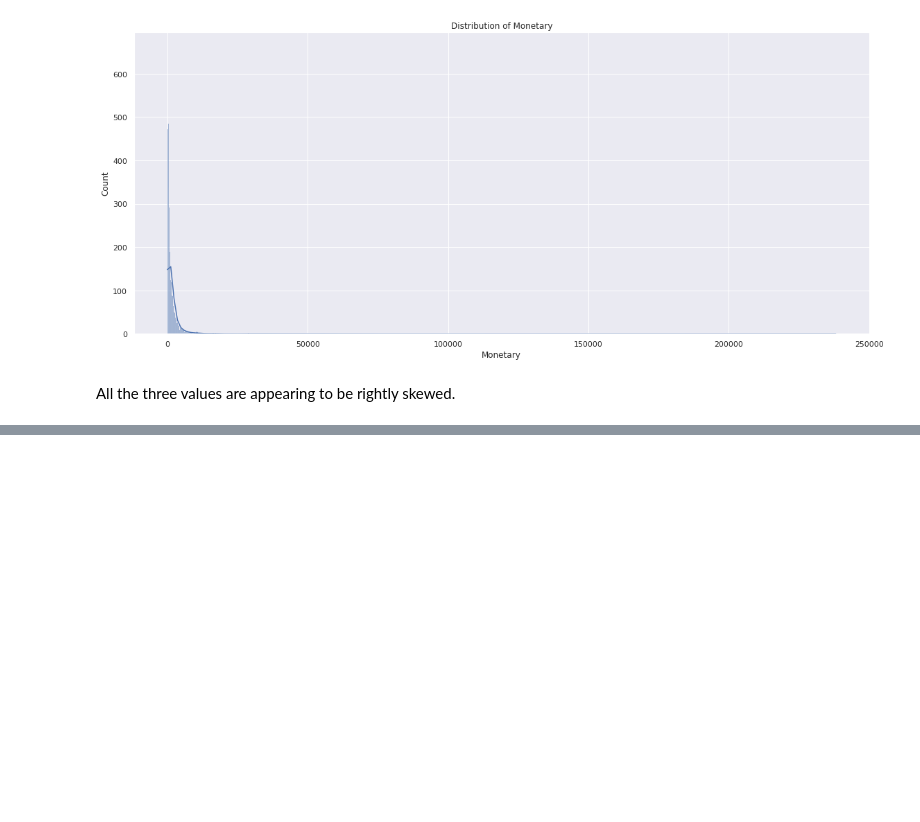
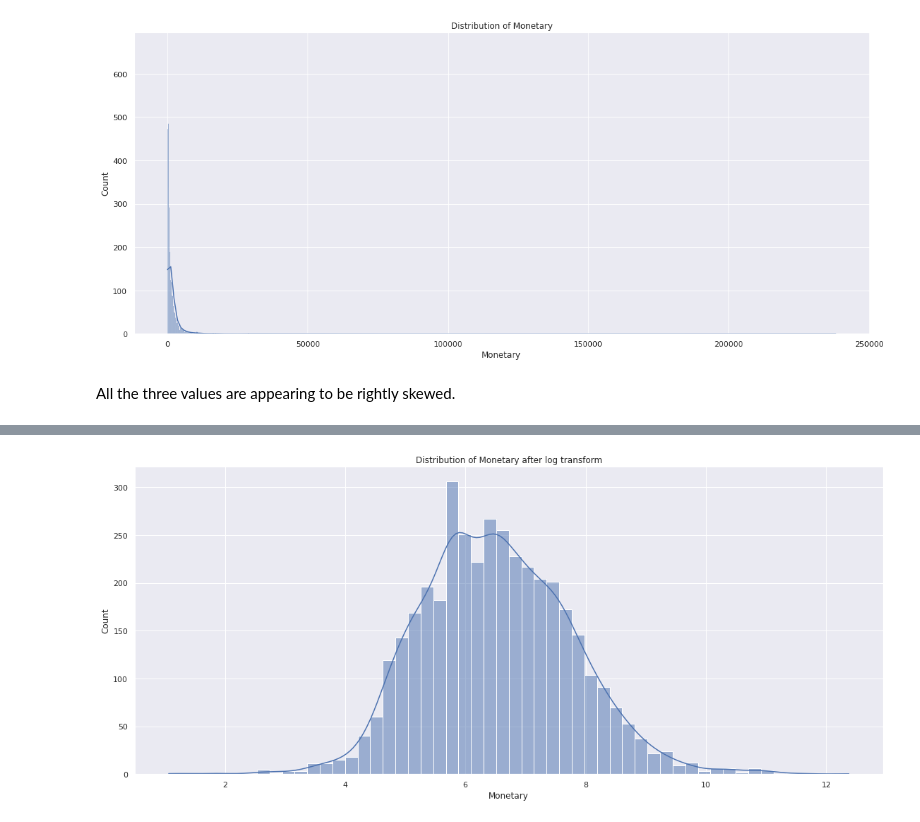
Before and after one commit to Sandipan0303/Unsupervised-online-retail-customer-segmentation, a Jupyter notebook: Copy_of_Online_Retail_Customer_Segmentation_Capstone_Project.ipynb, the cells around one changed output, grey strips where cells are left out. Cells and saved outputs as stored; diff of their text form; code cells hidden in the pictures; blank space fills up the shorter version.

```diff
--- a/Copy_of_Online_Retail_Customer_Segmentation_Capstone_Project.ipynb
+++ b/Copy_of_Online_Retail_Customer_Segmentation_Capstone_Project.ipynb
@@ -554,0 +573,8 @@ All the three values are appearing to be rightly skewed.
+# %%
+# Visualising the distribution of Monetary after log transformation
+
+sns.histplot(data = np.log(rfm_df["Monetary"]), kde = True)
+plt.title("Distribution of Monetary after log transform")
+plt.show()
+# %% [output]
+[figure, added]
```
Also changed, not shown: parts of 22 cells of this notebook.
